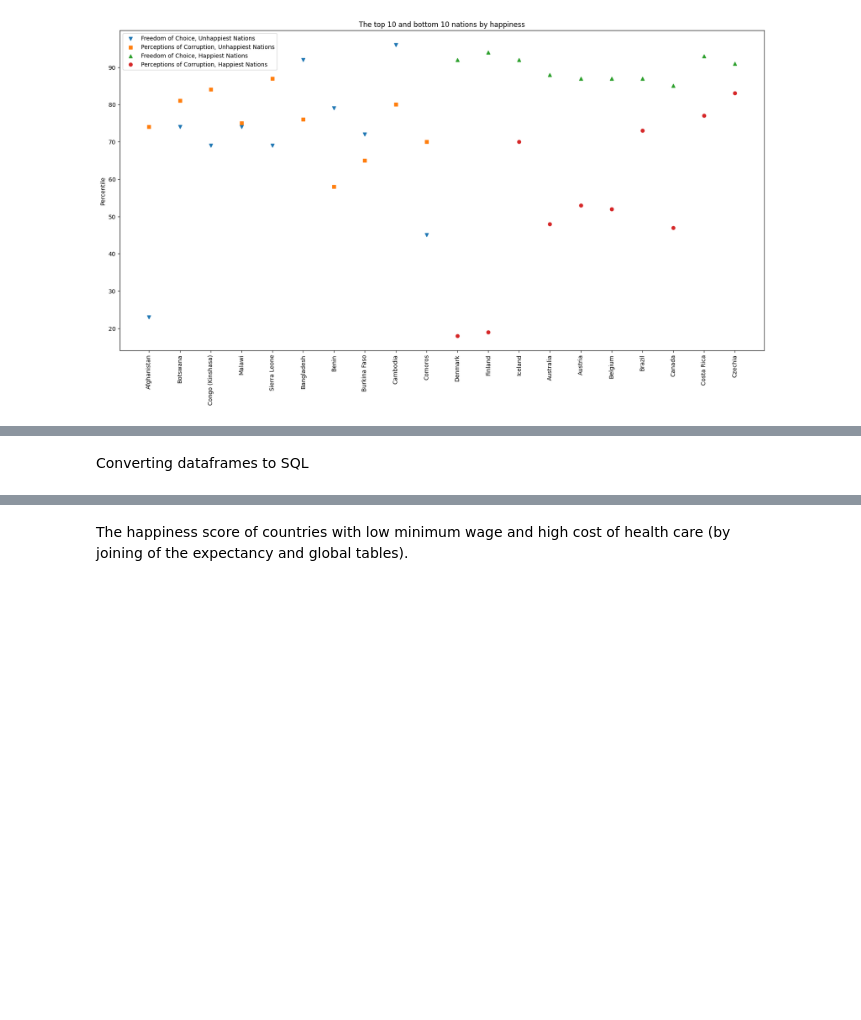
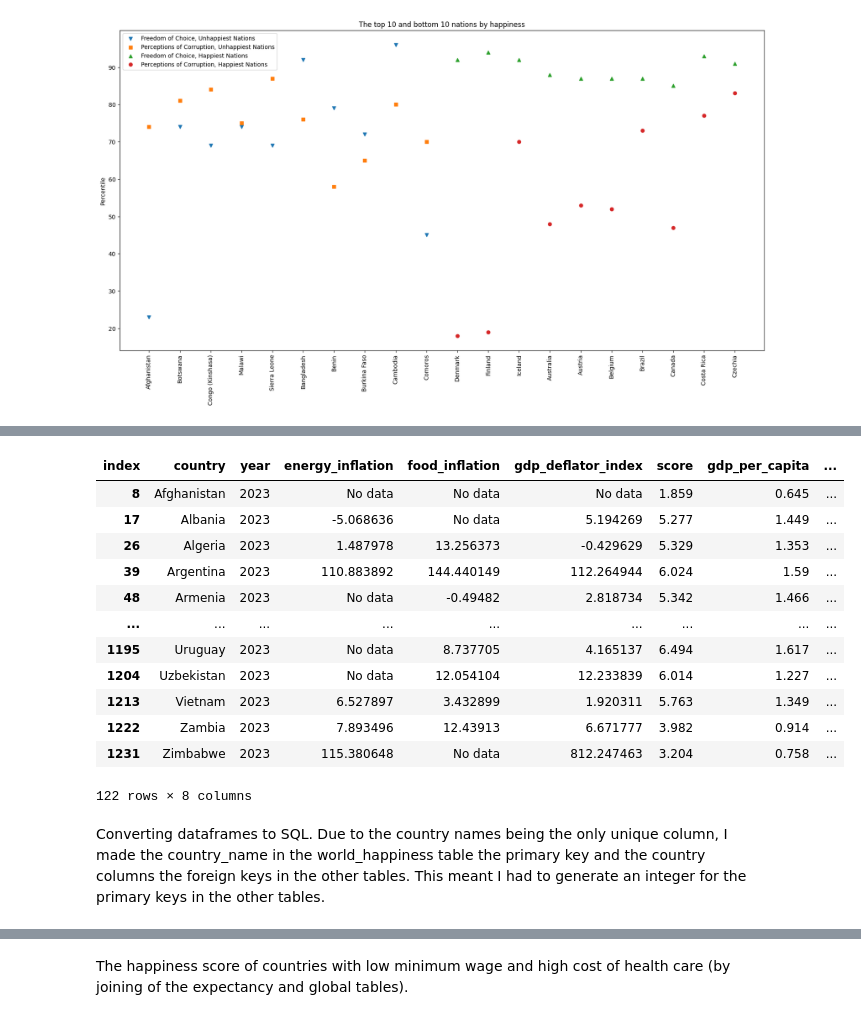
Before and after one commit to tara-hylton/world_happiness, a Jupyter notebook: world happiness.ipynb, the cells around one changed output, grey strips where cells are left out. Cells and saved outputs as stored; diff of their text form; code cells hidden in the pictures; blank space fills up the shorter version.

```diff
--- a/world happiness.ipynb
+++ b/world happiness.ipynb
@@ -408,5 +431,22 @@ plt.show()
+# %%
+inf_data_2023 = inf_data[(inf_data['year'] == 2023)]
+inf_data_2023
+# %% [output]
+| index | country | year | energy_inflation | food_inflation | gdp_deflator_index | score | gdp_per_capita | ... |
+| 8 | Afghanistan | 2023 | No data | No data | No data | 1.859 | 0.645 | ... |
+| 17 | Albania | 2023 | -5.068636 | No data | 5.194269 | 5.277 | 1.449 | ... |
+| 26 | Algeria | 2023 | 1.487978 | 13.256373 | -0.429629 | 5.329 | 1.353 | ... |
+| 39 | Argentina | 2023 | 110.883892 | 144.440149 | 112.264944 | 6.024 | 1.59 | ... |
+| 48 | Armenia | 2023 | No data | -0.49482 | 2.818734 | 5.342 | 1.466 | ... |
+| ... | ... | ... | ... | ... | ... | ... | ... | ... |
+| 1195 | Uruguay | 2023 | No data | 8.737705 | 4.165137 | 6.494 | 1.617 | ... |
+| 1204 | Uzbekistan | 2023 | No data | 12.054104 | 12.233839 | 6.014 | 1.227 | ... |
+| 1213 | Vietnam | 2023 | 6.527897 | 3.432899 | 1.920311 | 5.763 | 1.349 | ... |
+| 1222 | Zambia | 2023 | 7.893496 | 12.43913 | 6.671777 | 3.982 | 0.914 | ... |
+| 1231 | Zimbabwe | 2023 | 115.380648 | No data | 812.247463 | 3.204 | 0.758 | ... |
+122 rows × 8 columns
 # %% [markdown]
-Converting dataframes to SQL
+Converting dataframes to SQL. Due to the country names being the only unique column, I made the country_name in the world_happiness table the primary key and the country columns the foreign keys in the other tables. This meant I had to generate an integer for the primary keys in the other tables.
 # %%
 conn = sqlite3.connect("happiness_data.db")
 cursor = conn.cursor()
```
Also changed, not shown: parts of 14 cells of this notebook, 2 other files.
